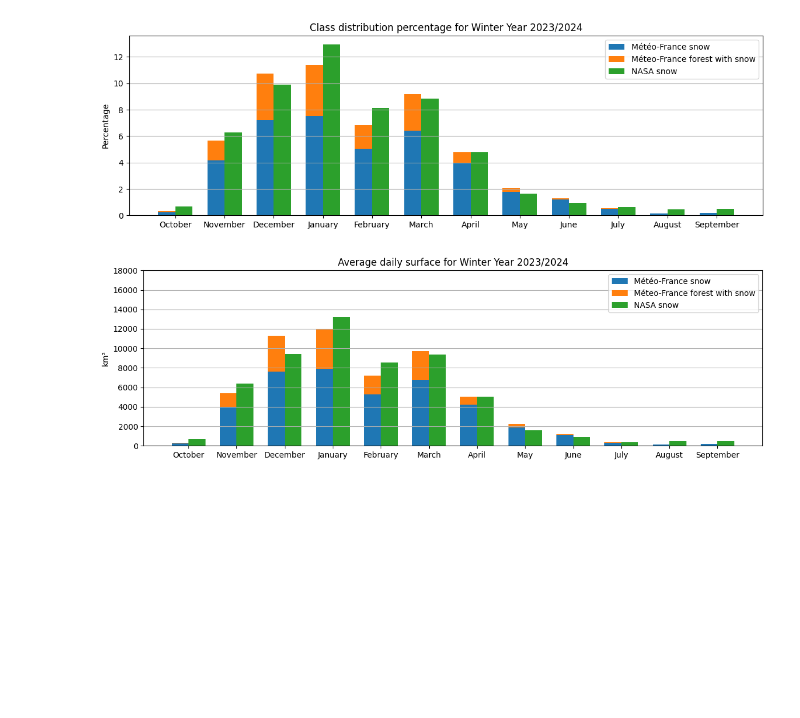
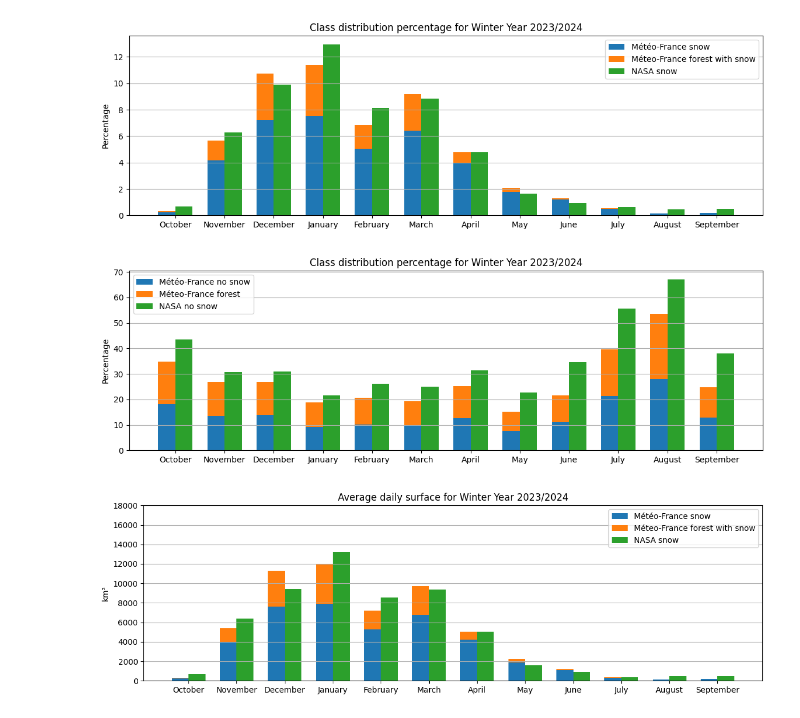
Before and after one commit to nicolaimpe/viirsnow, a Jupyter notebook: notebooks/viirs_snow_products_comparison.ipynb, the cells around one changed output. Cells and saved outputs as stored; diff of their text form; code cells hidden in the pictures; blank space fills up the shorter version.

```diff
--- a/notebooks/viirs_snow_products_comparison.ipynb
+++ b/notebooks/viirs_snow_products_comparison.ipynb
@@ -92,6 +91,23 @@ plt.title(f'Class distribution percentage for {str(winter_year)}')
 plt.show()
 # %% [output]
 [figure]
+# %%
+fig,ax  = plt.subplots(figsize=(14,4))
+mf_no_snow = meteofrance_ds['class_distribution_percentage'].sel(class_name='no_snow').to_pandas()
+mf_forest = meteofrance_ds['class_distribution_percentage'].sel(class_name='forest_without_snow').to_pandas()
+nasa_no_snow = nasa_ds['class_distribution_percentage'].sel(class_name='no_snow').to_pandas()
+
+plot_stacked(mf_no_snow, mf_forest, ax=ax,label1="Météo-France no snow", label2="Méteo-France forest")
+plot_separate_bar(nasa_no_snow, ax=ax, label="NASA no snow")
+ax.set_xticklabels(mf_no_snow.index.strftime("%B"))
+ax.set_ylabel('Percentage')
+ax.grid(True,axis='y')
+ax.legend()
+
+plt.title(f'Class distribution percentage for {str(winter_year)}')
+plt.show()
+# %% [output]
+[figure, added]
 # %%
 fig,ax  = plt.subplots(figsize=(14,4))
 mf_snow = meteofrance_ds['class_distribution_area'].sel(class_name='snow_cover').to_pandas()*1e-6 / winter_year.days_per_month
```
Also changed, not shown: parts of 1 cell of this notebook, 4 other files.
